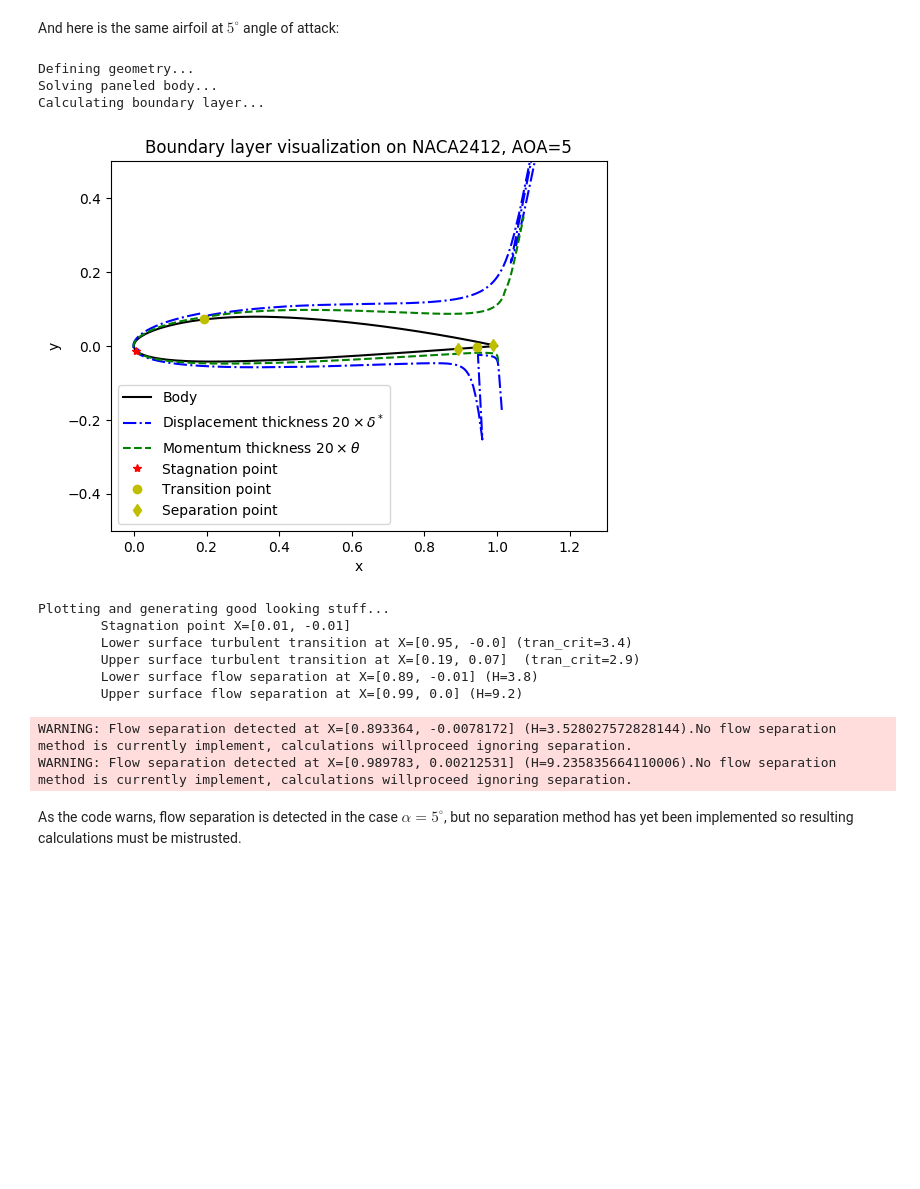
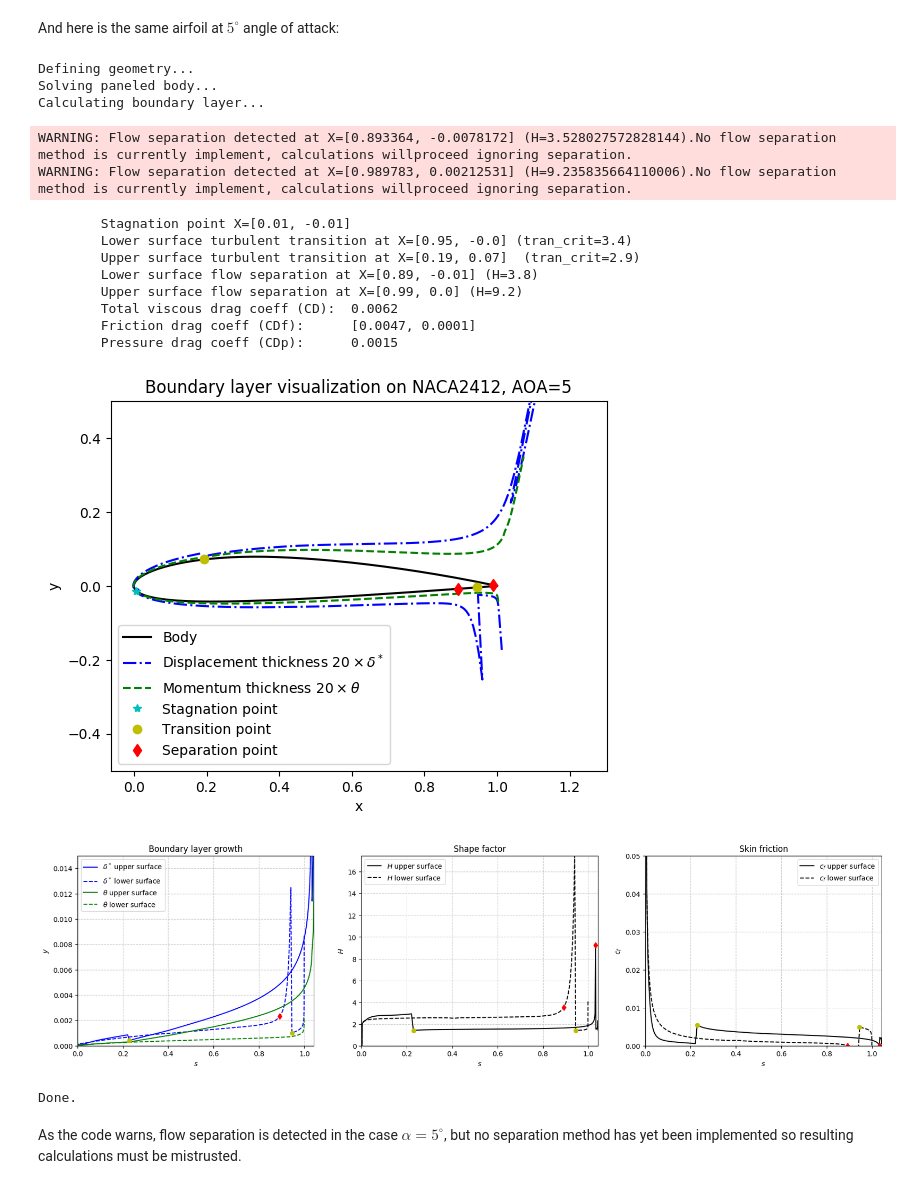
Before and after one commit to EdoAlvarezR/MyPanel2D, a Jupyter notebook: docs/MyPanel2D_documentation.ipynb, the cells around one changed output. Saved outputs shown, nothing was run; the diff lists cells and outputs as text; code cells hidden in the pictures; blank space fills up the shorter version.

```diff
--- a/docs/MyPanel2D_documentation.ipynb
+++ b/docs/MyPanel2D_documentation.ipynb
@@ -434,20 +513,24 @@ Plotting and generating good looking stuff...
 # %% [markdown]
 And here is the same airfoil at $5^\circ$ angle of attack:
 # %%
-test_blayer_naca2412(; AOA=5);
+test_blayer_naca2412(; AOA=5, plot_blayer=true);
 # %% [output]
 Defining geometry...
 Solving paneled body...
 Calculating boundary layer...
-[figure, old version]
-Plotting and generating good looking stuff...
-        Stagnation point X=[0.01, -0.01]
-        Lower surface turbulent transition at X=[0.95, -0.0] (tran_crit=3.4)
-        Upper surface turbulent transition at X=[0.19, 0.07]  (tran_crit=2.9)
-        Lower surface flow separation at X=[0.89, -0.01] (H=3.8)
-        Upper surface flow separation at X=[0.99, 0.0] (H=9.2)
+WARNING: Flow separation detected at X=[0.893364, -0.0078172] (H=3.528027572828144).No flow separation method is currently implement, calculations willproceed ignoring separation.
+WARNING: Flow separation detected at X=[0.989783, 0.00212531] (H=9.235835664110006).No flow separation method is currently implement, calculations willproceed ignoring separation.
-WARNING: Flow separation detected at X=[0.893364, -0.0078172] (H=3.528027572828144).No flow separation method is currently implement, calculations willproceed ignoring separation.
-WARNING: Flow separation detected at X=[0.989783, 0.00212531] (H=9.235835664110006).No flow separation method is currently implement, calculations willproceed ignoring separation.
+        Stagnation point X=[0.01, -0.01]
+        Lower surface turbulent transition at X=[0.95, -0.0] (tran_crit=3.4)
+        Upper surface turbulent transition at X=[0.19, 0.07]  (tran_crit=2.9)
+        Lower surface flow separation at X=[0.89, -0.01] (H=3.8)
+        Upper surface flow separation at X=[0.99, 0.0] (H=9.2)
+        Total viscous drag coeff (CD):  0.0062
+        Friction drag coeff (CDf):      [0.0047, 0.0001]
+        Pressure drag coeff (CDp):      0.0015
+[figure, new version]
+[figure, added]
+Done.
 # %% [markdown]
 As the code warns, flow separation is detected in the case $\alpha=5^\circ$, but no separation method has yet been implemented so resulting calculations must be mistrusted.
 # %% [markdown]
```
Also changed, not shown: parts of 13 cells of this notebook, 6 other files.
